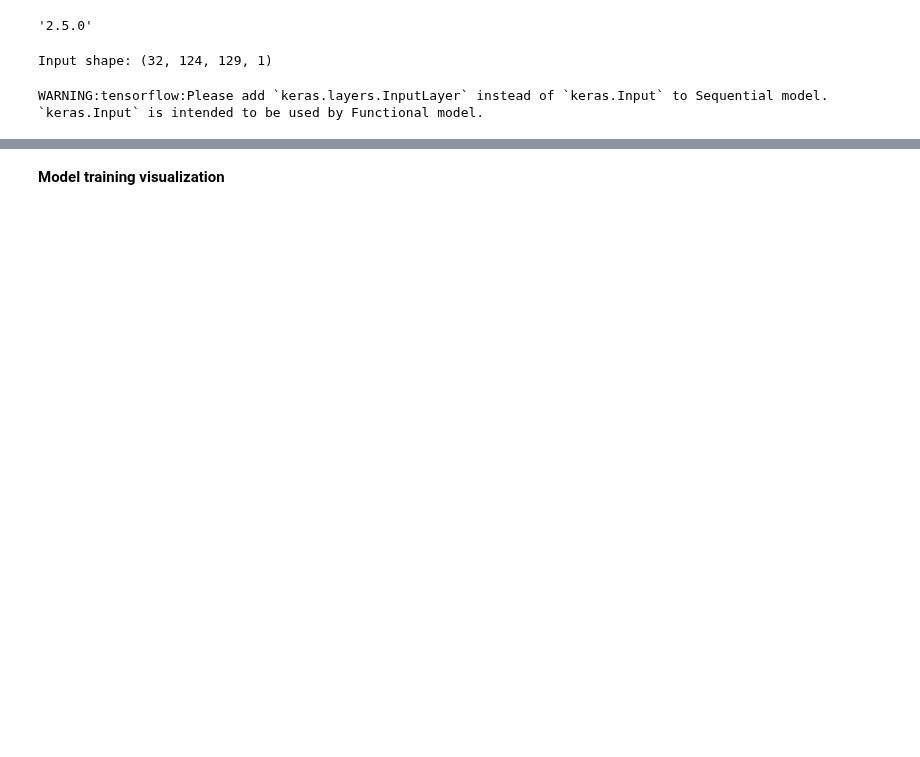
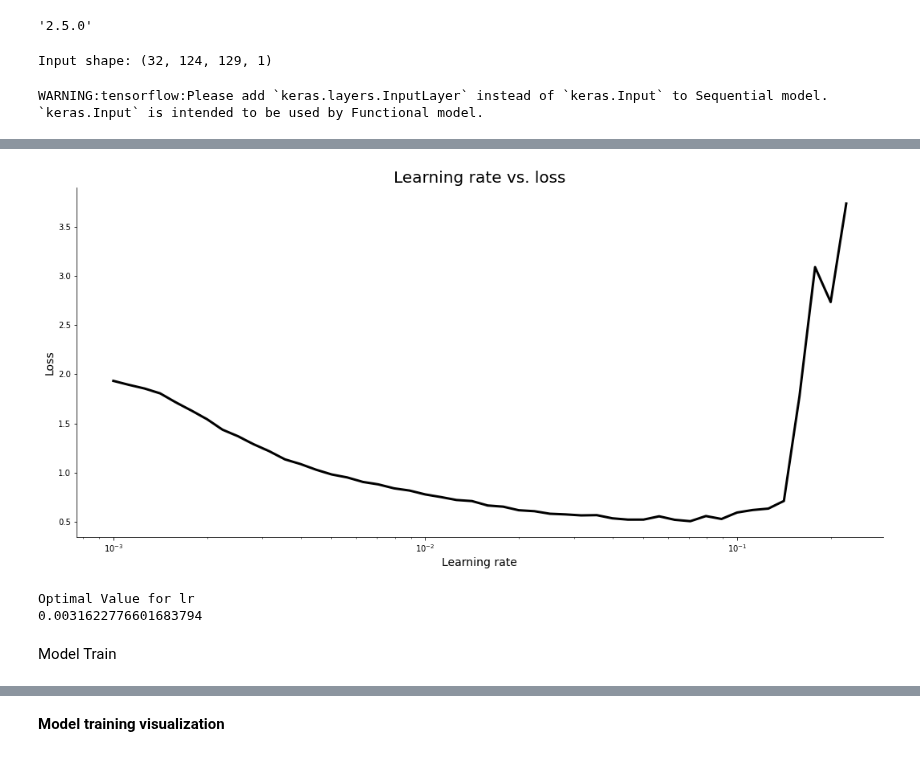
Before and after one commit to nipdep/SpCup-22-Init, a Jupyter notebook: src/sbcnn/sbcnn.ipynb, the cells around one changed output, grey strips where cells are left out. Drawn from its saved outputs; the diff is of its cells as text; code cells hidden in the pictures; blank space fills up the shorter version.

```diff
--- a/src/sbcnn/sbcnn.ipynb
+++ b/src/sbcnn/sbcnn.ipynb
@@ -72,0 +129,20 @@ model.compile(
+# %%
+learning_rates = 1e-3 * (10 ** (np.arange(50) / 20))
+plt.semilogx(
+    learning_rates,
+    history.history['loss'],
+    lw=3, color='#000'
+)
+plt.title('Learning rate vs. loss', size=20)
+plt.xlabel('Learning rate', size=14)
+plt.ylabel('Loss', size=14);
+# %% [output]
+[figure, added]
+# %%
+print('Optimal Value for lr')
+print(learning_rates[np.argmin(history.history['loss'])])
+# %% [output]
+Optimal Value for lr
+0.0031622776601683794
+# %% [markdown]
+Model Train
```
Also changed, not shown: parts of 15 cells of this notebook.
